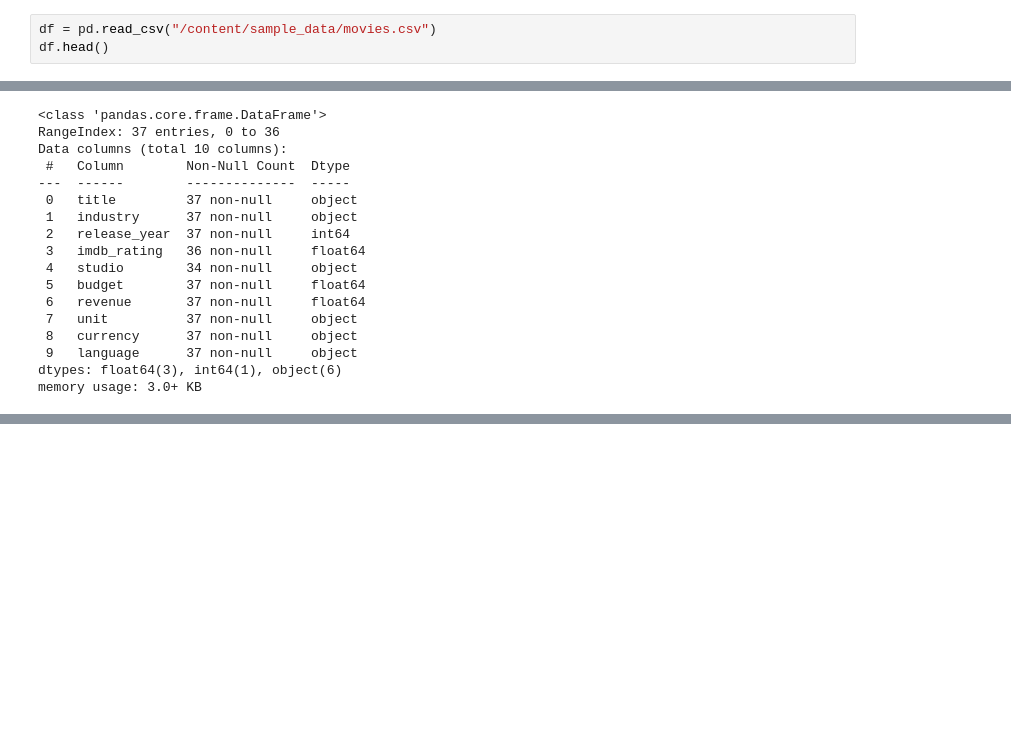
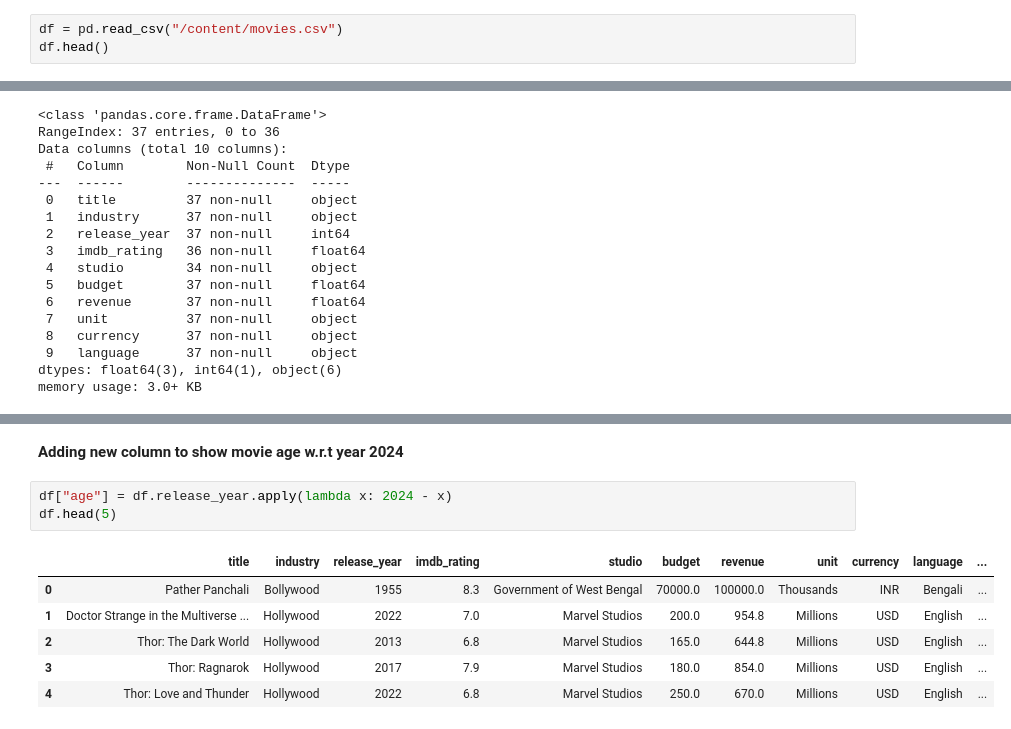
Before and after one commit to rehan1124/Codebasics-Math-And-Statistics-For-AI-Data-Science, a Jupyter notebook: Dataframe_Basics.ipynb, the cells around one changed output, grey strips where cells are left out. Drawn from its saved outputs; the diff is of its cells as text; blank space fills up the shorter version.

Commit message:
Adding new columns and some transformation

```diff
--- a/Dataframe_Basics.ipynb
+++ b/Dataframe_Basics.ipynb
@@ -3,7 +3,7 @@
 # %%
 import pandas as pd
 # %%
-df = pd.read_csv("/content/sample_data/movies.csv")
+df = pd.read_csv("/content/movies.csv")
 df.head()
 # %% [output]
 |  | title | industry | release_year | imdb_rating | studio | budget | revenue | unit | currency | language |
@@ -129,0 +138,12 @@ memory usage: 3.0+ KB
+# %% [markdown]
+**Adding new column to show movie age w.r.t year 2024**
+# %%
+df["age"] = df.release_year.apply(lambda x: 2024 - x)
+df.head(5)
+# %% [output]
+|  | title | industry | release_year | imdb_rating | studio | budget | revenue | unit | currency | language | ... |
+| 0 | Pather Panchali | Bollywood | 1955 | 8.3 | Government of West Bengal | 70000.0 | 100000.0 | Thousands | INR | Bengali | ... |
+| 1 | Doctor Strange in the Multiverse ... | Hollywood | 2022 | 7.0 | Marvel Studios | 200.0 | 954.8 | Millions | USD | English | ... |
+| 2 | Thor: The Dark World | Hollywood | 2013 | 6.8 | Marvel Studios | 165.0 | 644.8 | Millions | USD | English | ... |
+| 3 | Thor: Ragnarok | Hollywood | 2017 | 7.9 | Marvel Studios | 180.0 | 854.0 | Millions | USD | English | ... |
+| 4 | Thor: Love and Thunder | Hollywood | 2022 | 6.8 | Marvel Studios | 250.0 | 670.0 | Millions | USD | English | ... |
```
Also changed, not shown: parts of 2 cells of this notebook.
